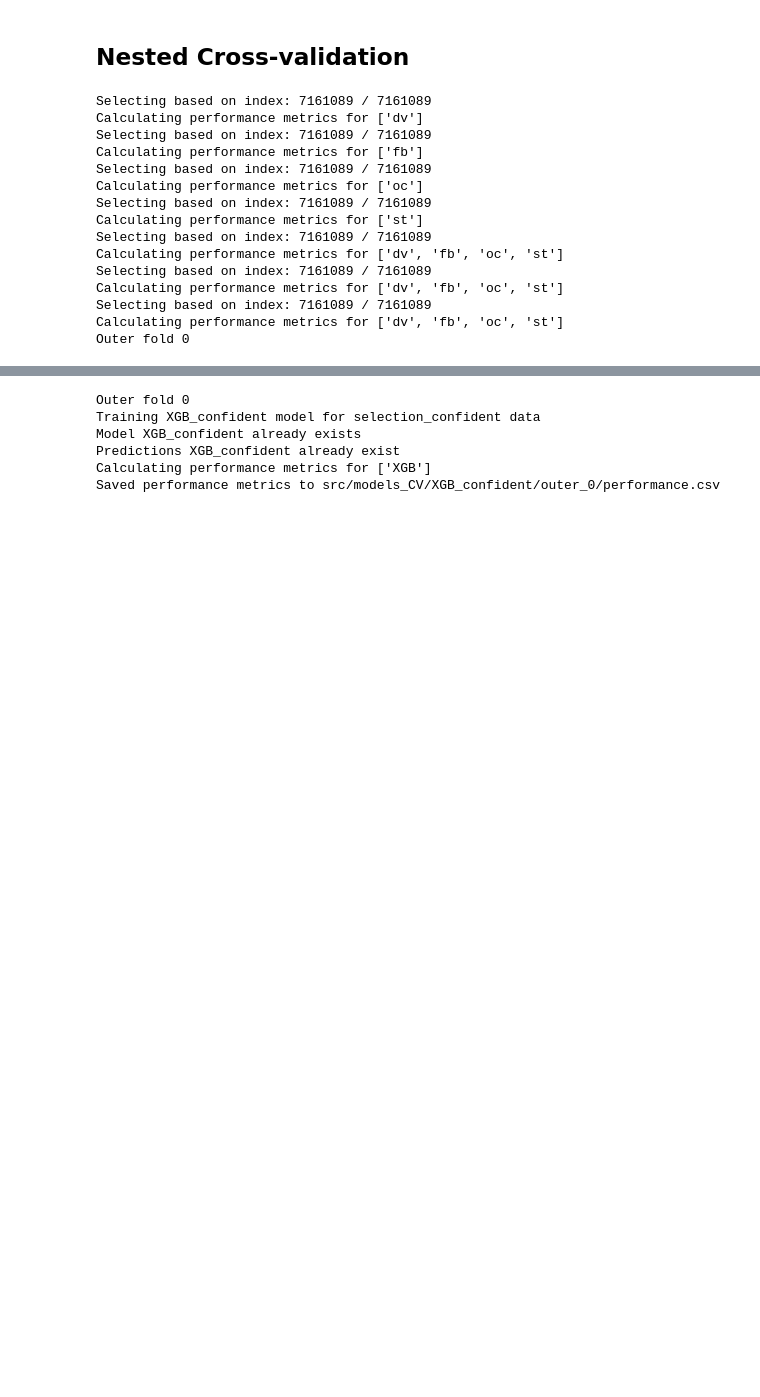
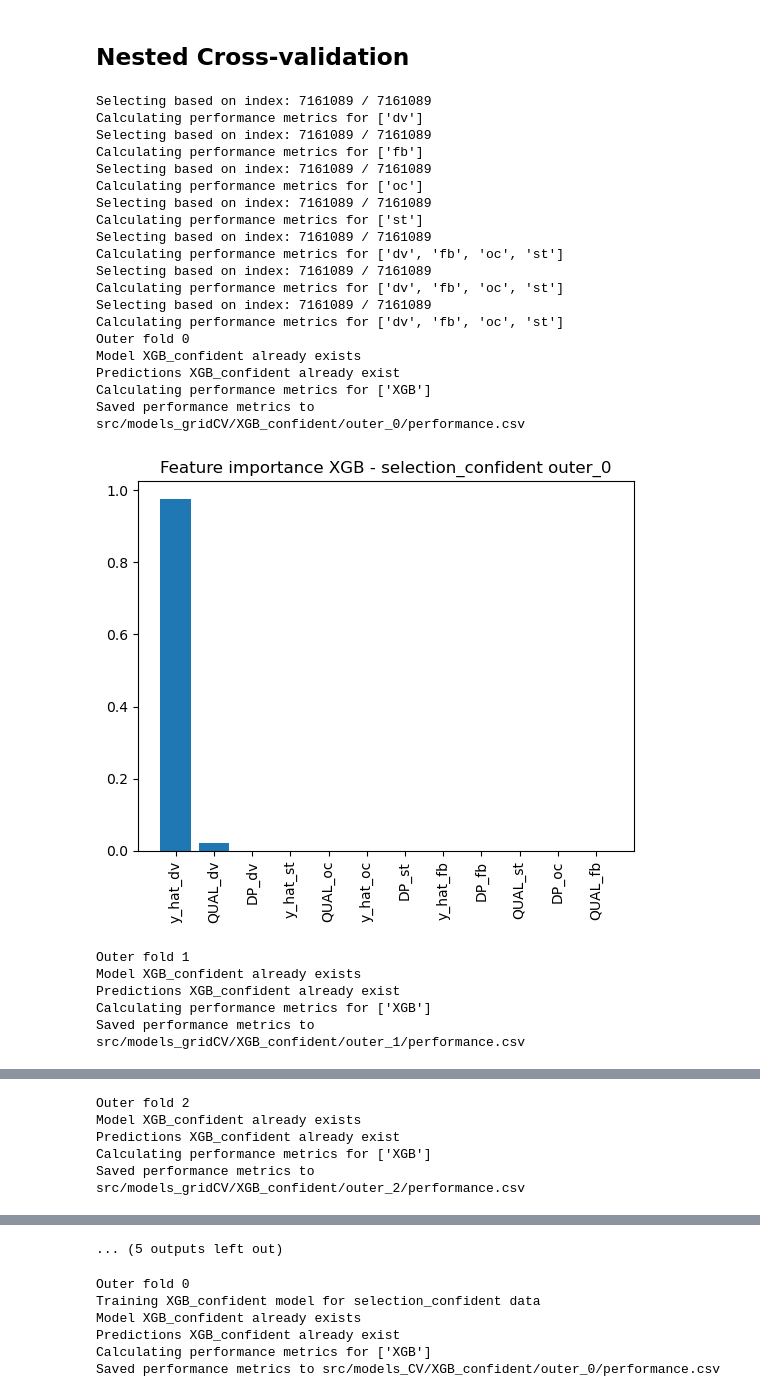
Before and after one commit to lizard-bio/liz.9.11.19_GMVLE, a Jupyter notebook: notebooks/data_exploration/vcf_files.ipynb, the cells around one changed output, grey strips where cells are left out. Saved outputs shown, nothing was run; the diff lists cells and outputs as text; code cells hidden in the pictures; blank space fills up the shorter version.

```diff
--- a/notebooks/data_exploration/vcf_files.ipynb
+++ b/notebooks/data_exploration/vcf_files.ipynb
@@ -1336,7 +1336,7 @@ param_grid = {
     "RF": {
         "n_estimators": [50, 100, 200],
         "max_depth": [3, 7, 11],
-        "max_features": ["auto", "sqrt", "log2"],
+        "max_features": ["sqrt", "log2"],
     },
     "XGB": {
         "n_estimators": [50, 100, 200],
@@ -1347,30 +1347,40 @@ param_grid = {
 
 # Create a dictionary with the models
 models = {
     "RF": RandomForestClassifier(random_state=RANDOM_STATE),
     "XGB": xgb.XGBClassifier(
         verbosity=2,
         nthread=8,
         eval_metric="aucpr",
         objective="binary:logistic",
         random_state=RANDOM_STATE,
     ),
 }
 
 df_performance_all = model_gridCV(clf_names, param_grid, models)
 # %% [output]
 Selecting based on index: 7161089 / 7161089
 Calculating performance metrics for ['dv']
 Selecting based on index: 7161089 / 7161089
 Calculating performance metrics for ['fb']
 Selecting based on index: 7161089 / 7161089
 Calculating performance metrics for ['oc']
 Selecting based on index: 7161089 / 7161089
 Calculating performance metrics for ['st']
 Selecting based on index: 7161089 / 7161089
 Calculating performance metrics for ['dv', 'fb', 'oc', 'st']
 Selecting based on index: 7161089 / 7161089
 Calculating performance metrics for ['dv', 'fb', 'oc', 'st']
 Selecting based on index: 7161089 / 7161089
 Calculating performance metrics for ['dv', 'fb', 'oc', 'st']
 Outer fold 0
+Model XGB_confident already exists
+Predictions XGB_confident already exist
+Calculating performance metrics for ['XGB']
+Saved performance metrics to src/models_gridCV/XGB_confident/outer_0/performance.csv
+[figure, added]
+Outer fold 1
+Model XGB_confident already exists
+Predictions XGB_confident already exist
+Calculating performance metrics for ['XGB']
+Saved performance metrics to src/models_gridCV/XGB_confident/outer_1/performance.csv
@@ -1376,0 +1388,5 @@ Outer fold 0
+Outer fold 2
+Model XGB_confident already exists
+Predictions XGB_confident already exist
+Calculating performance metrics for ['XGB']
+Saved performance metrics to src/models_gridCV/XGB_confident/outer_2/performance.csv
@@ -1377,3 +1422,4 @@ Outer fold 0
+... (5 outputs left out)
 # %%
 from sklearn.model_selection import GridSearchCV, KFold, cross_val_score
 from sklearn.ensemble import RandomForestClassifier
```
Also changed, not shown: parts of 1 cell of this notebook.
